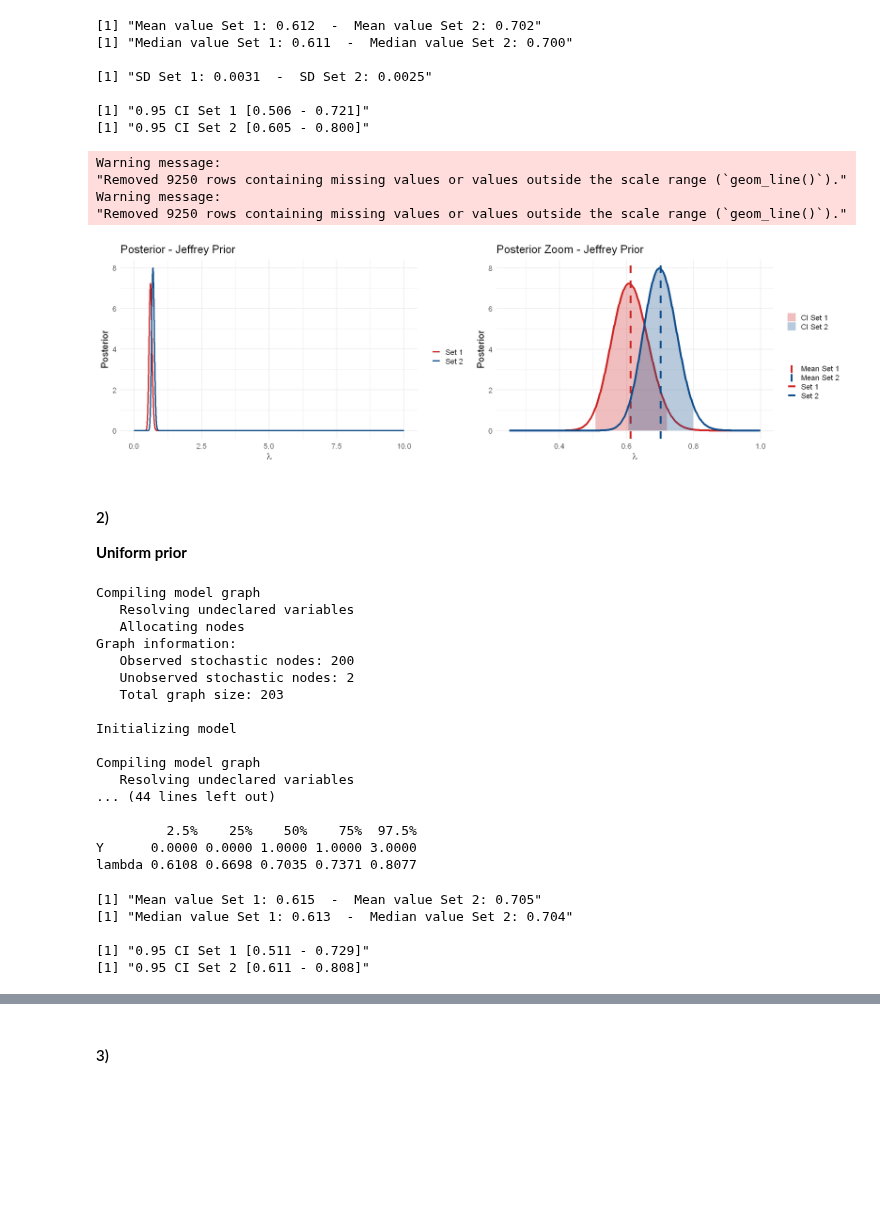
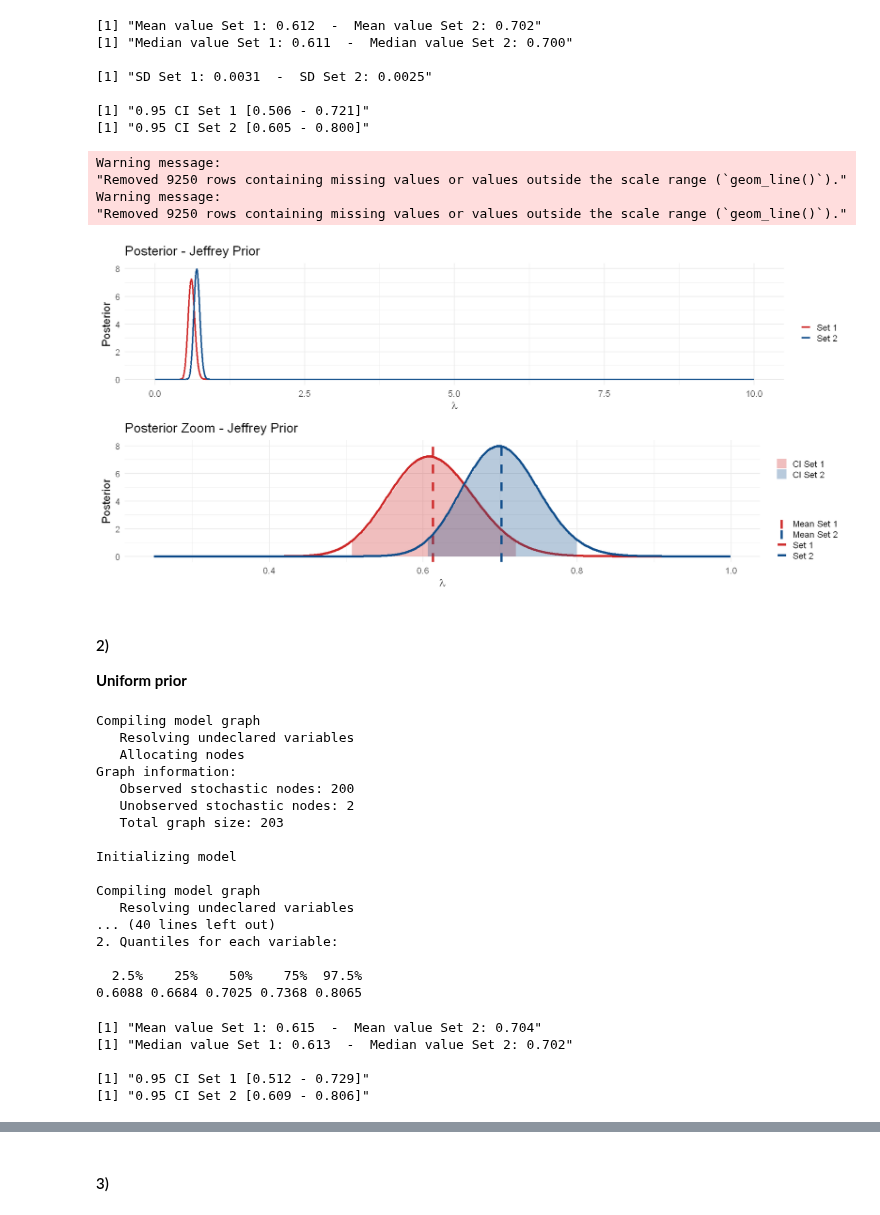
Before and after one commit to Berto70/advstat, a Jupyter notebook: ex6/JAGS/Bertinelli_Gabriele_Rlab06.ipynb, the cells around one changed output, grey strips where cells are left out. Saved outputs shown, nothing was run; the diff lists cells and outputs as text; code cells hidden in the pictures; blank space fills up the shorter version.

```diff
--- a/ex6/JAGS/Bertinelli_Gabriele_Rlab06.ipynb
+++ b/ex6/JAGS/Bertinelli_Gabriele_Rlab06.ipynb
@@ -206,7 +206,7 @@ print(sprintf('0.95 CI Set 2 [%.3f - %.3f]', result_jeff$l.ci[2], result_jeff$u.
 [1] "0.95 CI Set 1 [0.506 - 0.721]"
 [1] "0.95 CI Set 2 [0.605 - 0.800]"
 # %%
-options(repr.plot.width = 20, repr.plot.height = 6)
+options(repr.plot.width = 17, repr.plot.height = 8)
 # plot
 jeff.post.plot <- ggplot() +
         geom_line(aes(lambda_list, p.post_Jeffrey1, color='Set 1'), lwd=1.3) +
@@ -216,35 +216,35 @@ jeff.post.plot <- ggplot() +
         scale_color_manual(values = c('Set 1' = 'firebrick3', 'Set 2' = 'dodgerblue4'))
 
 # zoom in plot
 jeff.post.plot.zoom <- ggplot() +
         geom_line(aes(lambda_list, p.post_Jeffrey1, color='Set 1'), lwd=1.7) +
         geom_area(aes(x = lambda_list[lambda_list > lower_Jeffrey1 & lambda_list < upper_Jeffrey1],
                       y = p.post_unif1[lambda_list > lower_Jeffrey1 & lambda_list < upper_Jeffrey1],
                       fill='CI Set 1'), alpha=0.3) +
         geom_vline(aes(xintercept=mean_Jeffrey1, color='Mean Set 1'), linetype='dashed', lwd=1.7) +
 
         geom_line(aes(lambda_list, p.post_Jeffrey2, color='Set 2'), lwd=1.7) +
         geom_area(aes(x = lambda_list[lambda_list > lower_Jeffrey2 & lambda_list < upper_Jeffrey2],
                       y = p.post_unif2[lambda_list > lower_Jeffrey2 & lambda_list < upper_Jeffrey2],
                       fill='CI Set 2'), alpha=0.3) +
         geom_vline(aes(xintercept=mean_Jeffrey2, color='Mean Set 2'), linetype='dashed', lwd=1.7) +
 
         labs(x=(TeX(r'(\lambda)')), y ='Posterior', title='Posterior Zoom - Jeffrey Prior', color='', fill='') +
 
         scale_color_manual(values = c('Set 1' = 'firebrick3', 'Mean Set 1' = 'firebrick3',
                                       'Set 2' = 'dodgerblue4', 'Mean Set 2' = 'dodgerblue4')) +
         scale_fill_manual(values = c('CI Set 1' = 'firebrick3', 'CI Set 2' = 'dodgerblue4')) +
         theme_minimal(base_size = 18) +
 
         ylim(0, 8) + xlim(0.25, 1)
 
-grid.arrange(grobs=list(jeff.post.plot, jeff.post.plot.zoom), nrow=1, ncol=2)
+grid.arrange(grobs=list(jeff.post.plot, jeff.post.plot.zoom), nrow=2, ncol=1)
 # %% [output]
 Warning message:
 "Removed 9250 rows containing missing values or values outside the scale range (`geom_line()`)."
 Warning message:
 "Removed 9250 rows containing missing values or values outside the scale range (`geom_line()`)."
-[figure, old version]
+[figure, new version]
 # %% [markdown]
 #### 2)
 **Uniform prior**
@@ -255,17 +255,17 @@ data1$X <- n1 # Set of observations
 data2 <- NULL
 data2$X<- n2 # Set of observations
 # %%
-model = 'jm_ex6.2_unif.bug'
+model = './model/jm_ex6.2_unif.bug'
 
 jm1 <- jags.model(model, data1)
 jm2 <- jags.model(model, data2)
 
 #update the Markov chain (burn-in) and plot
 update(jm1, 1000)
-chain1 <- coda.samples(jm1, c('lambda','Y'), n.iter=10000)
+chain1 <- coda.samples(jm1, c('lambda'), n.iter=10000)
 
 update(jm2, 1000)
-chain2 <- coda.samples(jm2, c('lambda', 'Y'), n.iter=10000)
+chain2 <- coda.samples(jm2, c('lambda'), n.iter=10000)
 
 cat(paste('Chain 1 summary'))
 print(summary(chain1))
@@ -287,40 +287,38 @@ Initializing model
 
 Compiling model graph
    Resolving undeclared variables
-... (44 lines left out)
+... (40 lines left out)
+2. Quantiles for each variable:
 
-         2.5%    25%    50%    75%  97.5%
-Y      0.0000 0.0000 1.0000 1.0000 3.0000
-lambda 0.6108 0.6698 0.7035 0.7371 0.8077
+  2.5%    25%    50%    75%  97.5%
+0.6088 0.6684 0.7025 0.7368 0.8065
 # %%
 chain1.df <- as.data.frame(as.mcmc(chain1))
 chain2.df <- as.data.frame(as.mcmc(chain2))
 # %%
-y.mean.1 <- summary(chain1)$statistics[1,1]
-l.mean.1 <- summary(chain1)$statistics[2,1]
-y.mean.2 <- summary(chain2)$statistics[1,1]
-l.mean.2 <- summary(chain2)$statistics[2,1]
+l.mean.1 <- summary(chain1)$statistics[1]
+l.mean.2 <- summary(chain2)$statistics[1]
 
-l.med.1 <- summary(chain1)$quantiles[2,3]
-l.med.2 <- summary(chain2)$quantiles[2,3]
+l.med.1 <- summary(chain1)$quantiles[3]
+l.med.2 <- summary(chain2)$quantiles[3]
 
 print(sprintf('Mean value Set 1: %.3f  -  Mean value Set 2: %.3f', l.mean.1, l.mean.2))
 print(sprintf('Median value Set 1: %.3f  -  Median value Set 2: %.3f', l.med.1, l.med.2))
 cat('\n')
 
-l.lo.ci.1 <- summary(chain1)$quantiles[2,1]
-l.up.ci.1 <- summary(chain1)$quantiles[2,5]
-l.lo.ci.2 <- summary(chain2)$quantiles[2,1]
-l.up.ci.2 <- summary(chain2)$quantiles[2,5]
+l.lo.ci.1 <- summary(chain1)$quantiles[1]
+l.up.ci.1 <- summary(chain1)$quantiles[5]
+l.lo.ci.2 <- summary(chain2)$quantiles[1]
+l.up.ci.2 <- summary(chain2)$quantiles[5]
 
 print(sprintf('0.95 CI Set 1 [%.3f - %.3f]', l.lo.ci.1, l.up.ci.1))
 print(sprintf('0.95 CI Set 2 [%.3f - %.3f]', l.lo.ci.2, l.up.ci.2))
 # %% [output]
-[1] "Mean value Set 1: 0.615  -  Mean value Set 2: 0.705"
-[1] "Median value Set 1: 0.613  -  Median value Set 2: 0.704"
+[1] "Mean value Set 1: 0.615  -  Mean value Set 2: 0.704"
+[1] "Median value Set 1: 0.613  -  Median value Set 2: 0.702"
 
-[1] "0.95 CI Set 1 [0.511 - 0.729]"
-[1] "0.95 CI Set 2 [0.611 - 0.808]"
+[1] "0.95 CI Set 1 [0.512 - 0.729]"
+[1] "0.95 CI Set 2 [0.609 - 0.806]"
 # %%
 options(repr.plot.width = 17, repr.plot.height = 8)
 plot(chain1, col='dodgerblue4')
```
Also changed, not shown: parts of 15 cells of this notebook.
